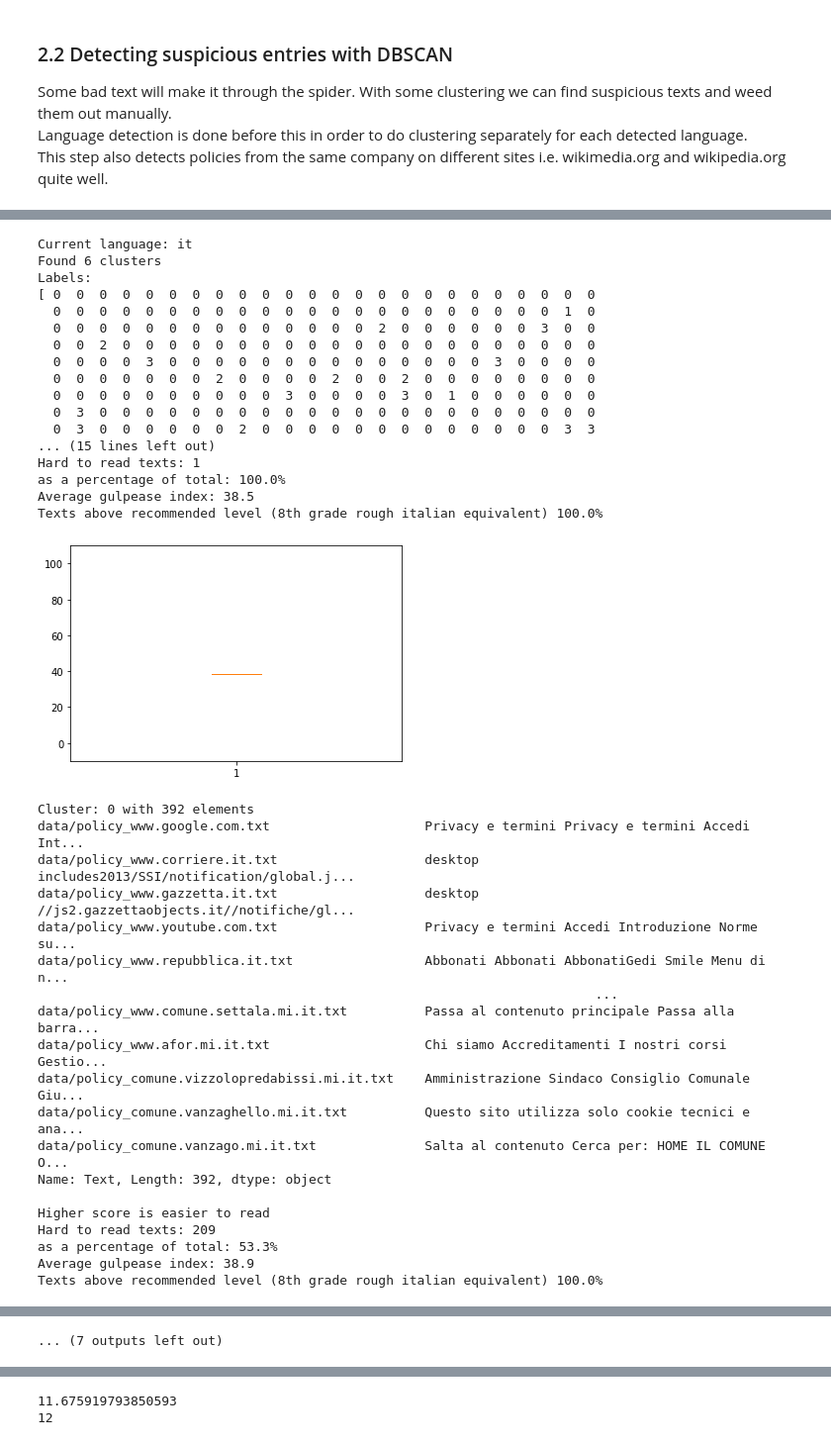
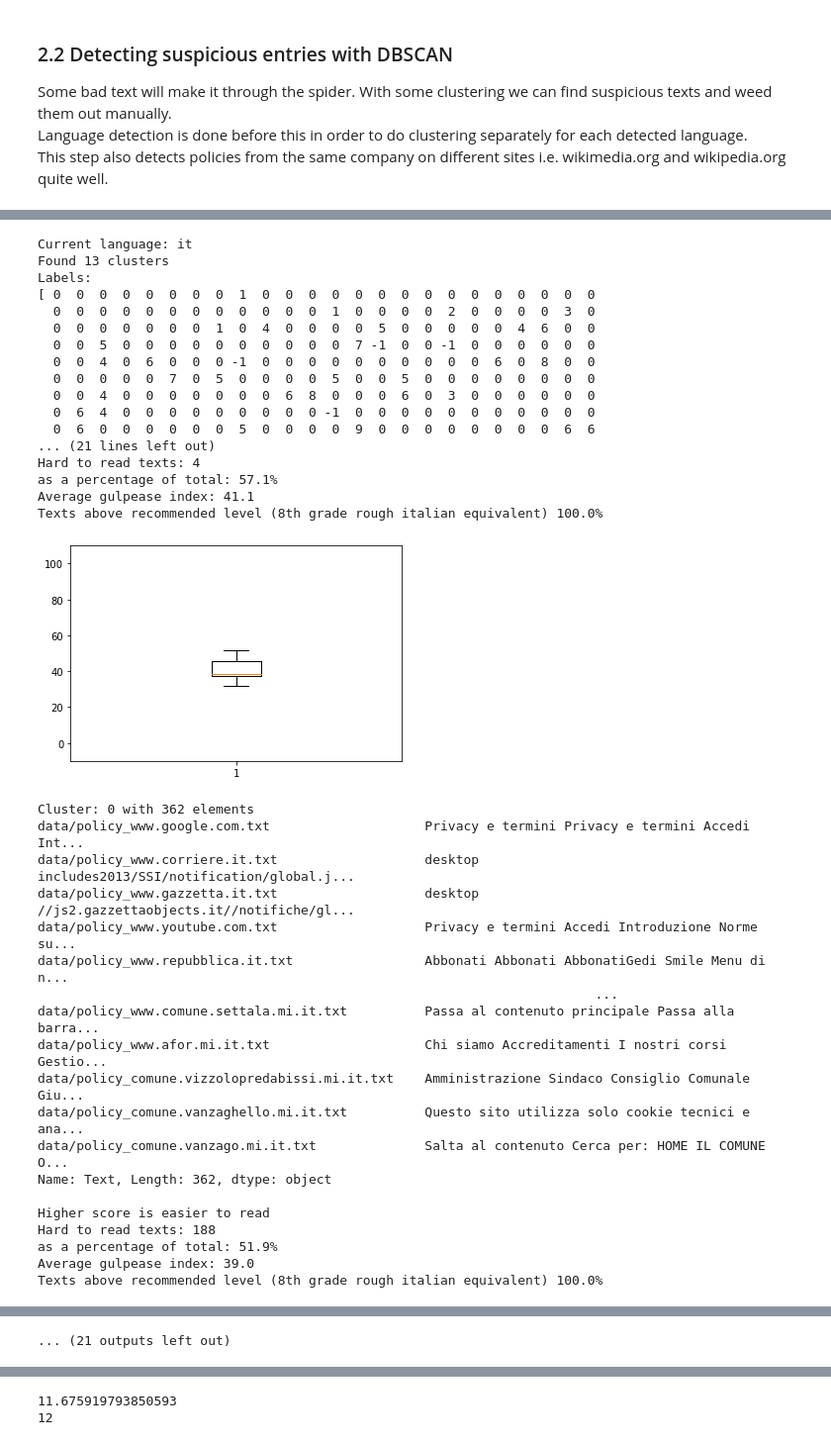
Before and after one commit to gbrsni/policySpider, a Jupyter notebook: Policy analysis.ipynb, the cells around one changed output, grey strips where cells are left out. Shown at 99% size. Drawn from its saved outputs; the diff is of its cells as text; code cells hidden in the pictures.

```diff
--- a/Policy analysis.ipynb
+++ b/Policy analysis.ipynb
@@ -212,7 +212,12 @@ for lang in langs:
     # 1.20 is where it starts to make to many clusters with just one element
     # 1.25 with min_samples=2 has a reasonable amount of outliers
 
-    custom_eps = 1.15
+    custom_eps = 1.10
+
+    if lang == "it":
+        custom_eps = 1.075
+    elif lang == "en":
+        custom_eps = 1.20
 
 #     db = DBSCAN(eps=custom_eps, min_samples=len(df_texts_in_lang) // 10).fit(X) # each cluster must contain at lesast 1/10th of the total
 #     db = DBSCAN(eps=custom_eps, min_samples=1).fit(X)
@@ -360,35 +363,35 @@ Texts above recommended level (8th grade) 100.0%
 Cluster: 1 with 4 elements
 data/policy_www.eni.com.txt                    Contatti Documentazione Prodotti e Servizi ENI...
 data/policy_www.sissa.it.txt                   Skip to contentSkip to navigation English Ital...
 data/policy_artbonus.gov.it.txt                This website uses cookies We use cookies to pe...
 data/policy_integrazionemigranti.gov.it.txt    × Home\nNews\nApprofondimenti\nEventi\nNormati...
 Name: Text, dtype: object
 
 Higher score is harder to read.
 Hard to read texts: 1
 as a percentage of total: 25.0%
 Average grade level: 16.8
 Texts above recommended level (8th grade) 100.0%
 [figure]
 Current language: it
-Found 6 clusters
+Found 13 clusters
 Labels:
-[ 0  0  0  0  0  0  0  0  0  0  0  0  0  0  0  0  0  0  0  0  0  0  0  0
-  0  0  0  0  0  0  0  0  0  0  0  0  0  0  0  0  0  0  0  0  0  0  1  0
-  0  0  0  0  0  0  0  0  0  0  0  0  0  0  2  0  0  0  0  0  0  3  0  0
-  0  0  2  0  0  0  0  0  0  0  0  0  0  0  0  0  0  0  0  0  0  0  0  0
-  0  0  0  0  3  0  0  0  0  0  0  0  0  0  0  0  0  0  0  3  0  0  0  0
-  0  0  0  0  0  0  0  2  0  0  0  0  2  0  0  2  0  0  0  0  0  0  0  0
-  0  0  0  0  0  0  0  0  0  0  3  0  0  0  0  3  0  1  0  0  0  0  0  0
-  0  3  0  0  0  0  0  0  0  0  0  0  0  0  0  0  0  0  0  0  0  0  0  0
-  0  3  0  0  0  0  0  0  2  0  0  0  0  0  0  0  0  0  0  0  0  0  3  3
-... (15 lines left out)
-Hard to read texts: 1
-as a percentage of total: 100.0%
-Average gulpease index: 38.5
+[ 0  0  0  0  0  0  0  0  1  0  0  0  0  0  0  0  0  0  0  0  0  0  0  0
+  0  0  0  0  0  0  0  0  0  0  0  0  1  0  0  0  0  2  0  0  0  0  3  0
+  0  0  0  0  0  0  0  1  0  4  0  0  0  0  5  0  0  0  0  0  4  6  0  0
+  0  0  5  0  0  0  0  0  0  0  0  0  0  7 -1  0  0 -1  0  0  0  0  0  0
+  0  0  4  0  6  0  0  0 -1  0  0  0  0  0  0  0  0  0  0  6  0  8  0  0
+  0  0  0  0  0  7  0  5  0  0  0  0  5  0  0  5  0  0  0  0  0  0  0  0
+  0  0  4  0  0  0  0  0  0  0  6  8  0  0  0  6  0  3  0  0  0  0  0  0
+  0  6  4  0  0  0  0  0  0  0  0  0 -1  0  0  0  0  0  0  0  0  0  0  0
+  0  6  0  0  0  0  0  0  5  0  0  0  0  9  0  0  0  0  0  0  0  0  6  6
+... (21 lines left out)
+Hard to read texts: 4
+as a percentage of total: 57.1%
+Average gulpease index: 41.1
 Texts above recommended level (8th grade rough italian equivalent) 100.0%
-[figure, old version]
+[figure, new version]
-Cluster: 0 with 392 elements
+Cluster: 0 with 362 elements
 data/policy_www.google.com.txt                    Privacy e termini Privacy e termini Accedi Int...
 data/policy_www.corriere.it.txt                   desktop includes2013/SSI/notification/global.j...
 data/policy_www.gazzetta.it.txt                   desktop //js2.gazzettaobjects.it//notifiche/gl...
@@ -400,11 +403,11 @@ data/policy_www.afor.mi.it.txt                    Chi siamo Accreditamenti I nos
 data/policy_comune.vizzolopredabissi.mi.it.txt    Amministrazione Sindaco Consiglio Comunale Giu...
 data/policy_comune.vanzaghello.mi.it.txt          Questo sito utilizza solo cookie tecnici e ana...
 data/policy_comune.vanzago.mi.it.txt              Salta al contenuto Cerca per: HOME IL COMUNE O...
-Name: Text, Length: 392, dtype: object
+Name: Text, Length: 362, dtype: object
 
 Higher score is easier to read
-Hard to read texts: 209
-as a percentage of total: 53.3%
-Average gulpease index: 38.9
+Hard to read texts: 188
+as a percentage of total: 51.9%
+Average gulpease index: 39.0
 Texts above recommended level (8th grade rough italian equivalent) 100.0%
 [figure]
@@ -422,4 +427,4 @@ Texts above recommended level (8th grade rough italian equivalent) 100.0%
-... (7 outputs left out)
+... (21 outputs left out)
 # %%
 # db_df = pd.DataFrame(data = {"Cluster" : db.labels_,
 #                              "Text" : df_texts_in_lang.Text},
```
Also changed, not shown: parts of 1 cell of this notebook.
